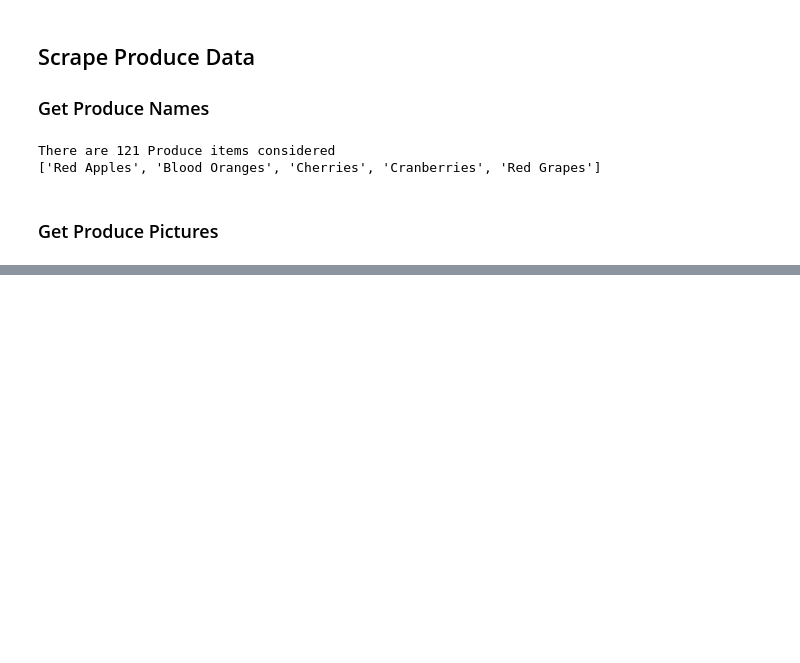
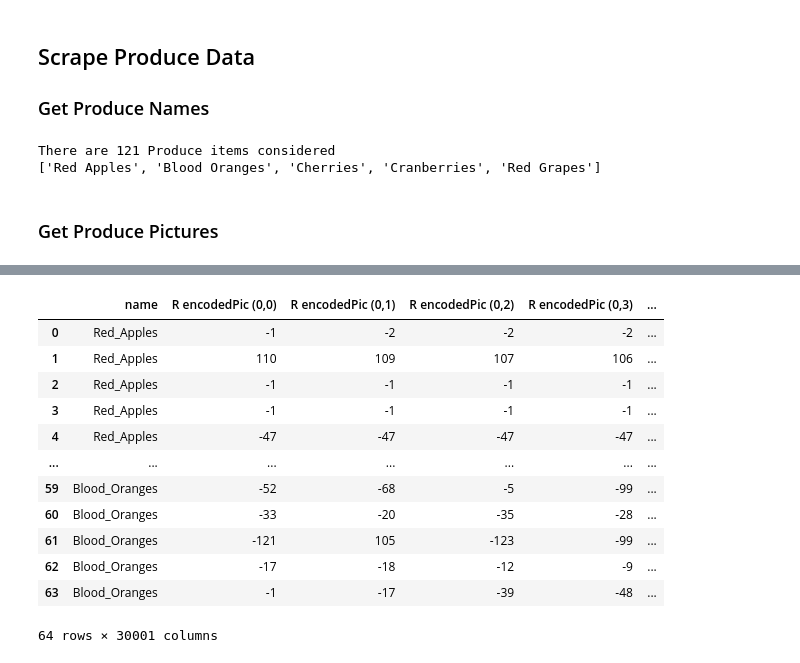
Before and after one commit to brand0nM/Silicon_Valley, a Jupyter notebook: Picture Machine Learning.ipynb, the cells around one changed output, grey strips where cells are left out. Saved outputs shown, nothing was run; the diff lists cells and outputs as text; code cells hidden in the pictures; blank space fills up the shorter version.

```diff
--- a/Picture Machine Learning.ipynb
+++ b/Picture Machine Learning.ipynb
@@ -128,0 +123,34 @@ im1.imshow(image)
+# %%
+cleaned_images = {'name':raw_produce['name']}
+for picture in range(len(raw_produce['encodedPic'])):
+    current_picture = raw_produce['encodedPic'][picture]
+    for k in range(3): # Split by 3 channels R,G,B
+        channel = 'R' if k==0 else 'G' if k==1 else 'B'
+        for i in range(100): # Split width of image
+            for j in range(100): # Split height of image
+                item = f'{channel} encodedPic ({i},{j})' # Name cleaned pixel feature
+                try: # If 3 channel
+                    pixel_code = current_picture[i][j][k]
+                except: # If single channel
+                    pixel_code = np.nan
+                try: # If item has been hashed
+                    cleaned_images[item].append(pixel_code)
+                except:
+                    cleaned_images[item] = [pixel_code]
+# %%
+cleaned_images = pd.DataFrame(cleaned_images)
+cleaned_images
+# %% [output]
+|  | name | R encodedPic (0,0) | R encodedPic (0,1) | R encodedPic (0,2) | R encodedPic (0,3) | ... |
+| 0 | Red_Apples | -1 | -2 | -2 | -2 | ... |
+| 1 | Red_Apples | 110 | 109 | 107 | 106 | ... |
+| 2 | Red_Apples | -1 | -1 | -1 | -1 | ... |
+| 3 | Red_Apples | -1 | -1 | -1 | -1 | ... |
+| 4 | Red_Apples | -47 | -47 | -47 | -47 | ... |
+| ... | ... | ... | ... | ... | ... | ... |
+| 59 | Blood_Oranges | -52 | -68 | -5 | -99 | ... |
+| 60 | Blood_Oranges | -33 | -20 | -35 | -28 | ... |
+| 61 | Blood_Oranges | -121 | 105 | -123 | -99 | ... |
+| 62 | Blood_Oranges | -17 | -18 | -12 | -9 | ... |
+| 63 | Blood_Oranges | -1 | -17 | -39 | -48 | ... |
+64 rows × 30001 columns
```
Also changed, not shown: parts of 8 cells of this notebook.
